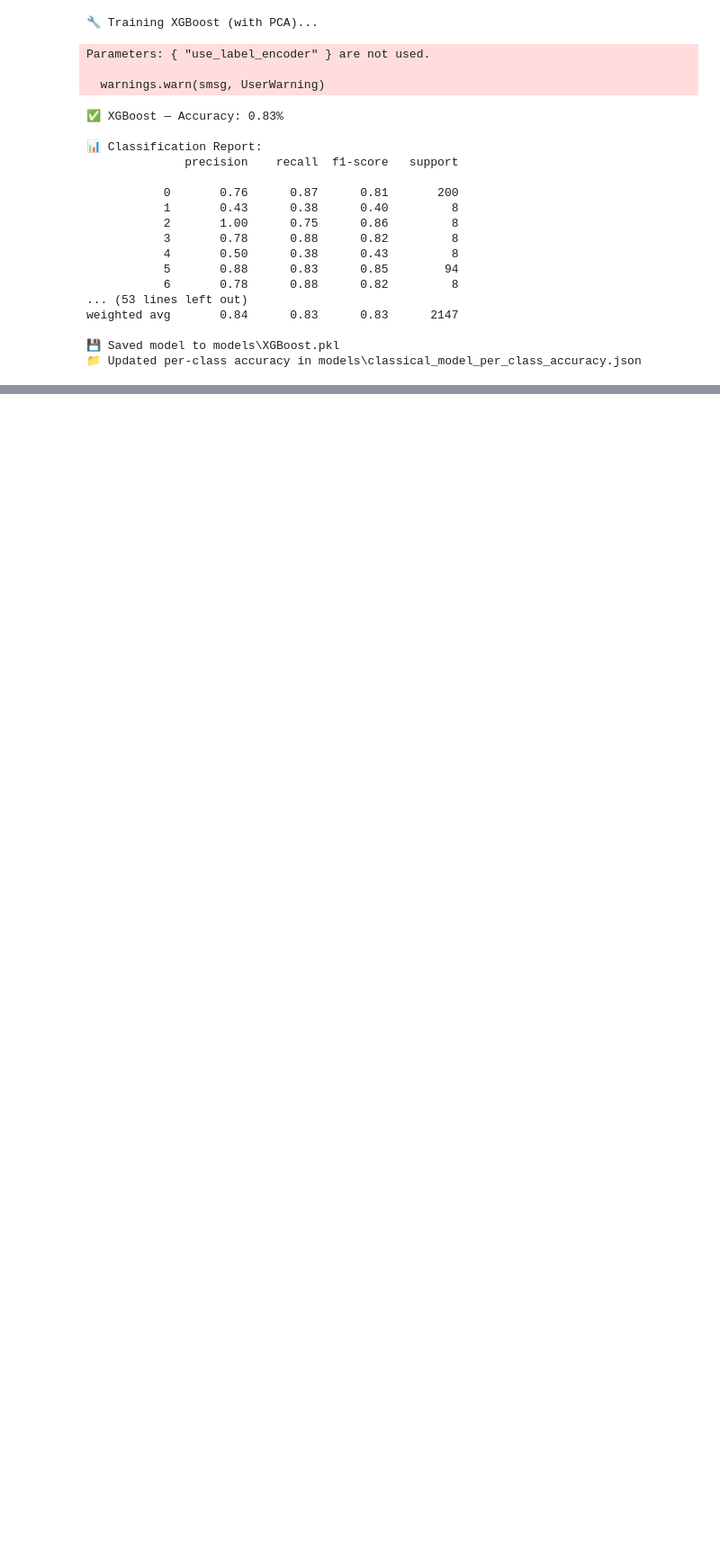
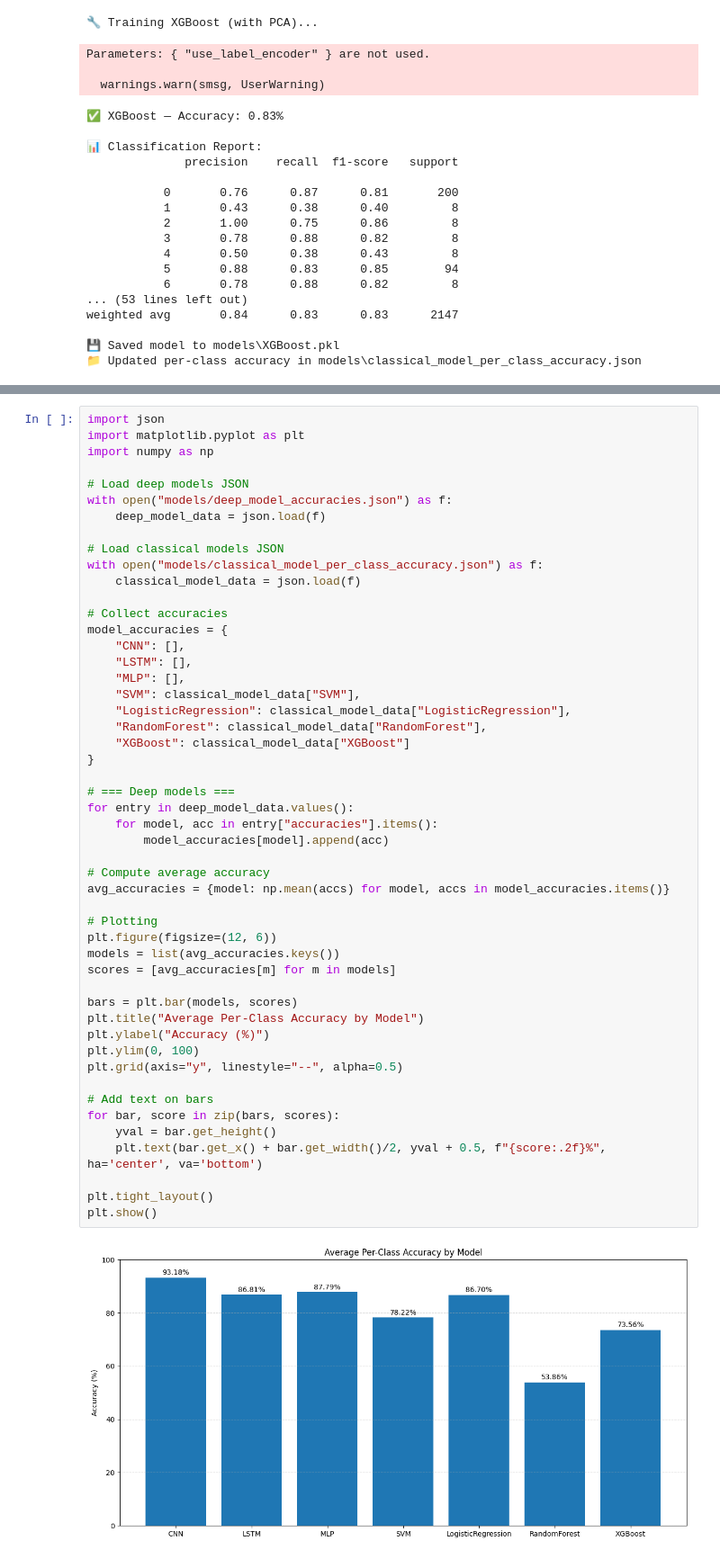
Before and after one commit to nasrrx/YAMNet-CNN-Audio-Classification-ESC50, a Jupyter notebook: AdvancedModels.ipynb, the cells around one changed output, grey strips where cells are left out. Shown at 90% size. Saved outputs shown, nothing was run; the diff lists cells and outputs as text; blank space fills up the shorter version.

```diff
--- a/AdvancedModels.ipynb
+++ b/AdvancedModels.ipynb
@@ -1232,0 +1332,52 @@ NameError: name 'np' is not defined
+# %%
+import json
+import matplotlib.pyplot as plt
+import numpy as np
+
+# Load deep models JSON
+with open("models/deep_model_accuracies.json") as f:
+    deep_model_data = json.load(f)
+
+# Load classical models JSON
+with open("models/classical_model_per_class_accuracy.json") as f:
+    classical_model_data = json.load(f)
+
+# Collect accuracies
+model_accuracies = {
+    "CNN": [],
+    "LSTM": [],
+    "MLP": [],
+    "SVM": classical_model_data["SVM"],
+    "LogisticRegression": classical_model_data["LogisticRegression"],
+    "RandomForest": classical_model_data["RandomForest"],
+    "XGBoost": classical_model_data["XGBoost"]
+}
+
+# === Deep models ===
+for entry in deep_model_data.values():
+    for model, acc in entry["accuracies"].items():
+        model_accuracies[model].append(acc)
+
+# Compute average accuracy
+avg_accuracies = {model: np.mean(accs) for model, accs in model_accuracies.items()}
+
+# Plotting
+plt.figure(figsize=(12, 6))
+models = list(avg_accuracies.keys())
+scores = [avg_accuracies[m] for m in models]
+
+bars = plt.bar(models, scores)
+plt.title("Average Per-Class Accuracy by Model")
+plt.ylabel("Accuracy (%)")
+plt.ylim(0, 100)
+plt.grid(axis="y", linestyle="--", alpha=0.5)
+
+# Add text on bars
+for bar, score in zip(bars, scores):
+    yval = bar.get_height()
+    plt.text(bar.get_x() + bar.get_width()/2, yval + 0.5, f"{score:.2f}%", ha='center', va='bottom')
+
+plt.tight_layout()
+plt.show()
+# %% [output]
+[figure, added]
```
Also changed, not shown: parts of 8 cells of this notebook, 3 other files.
